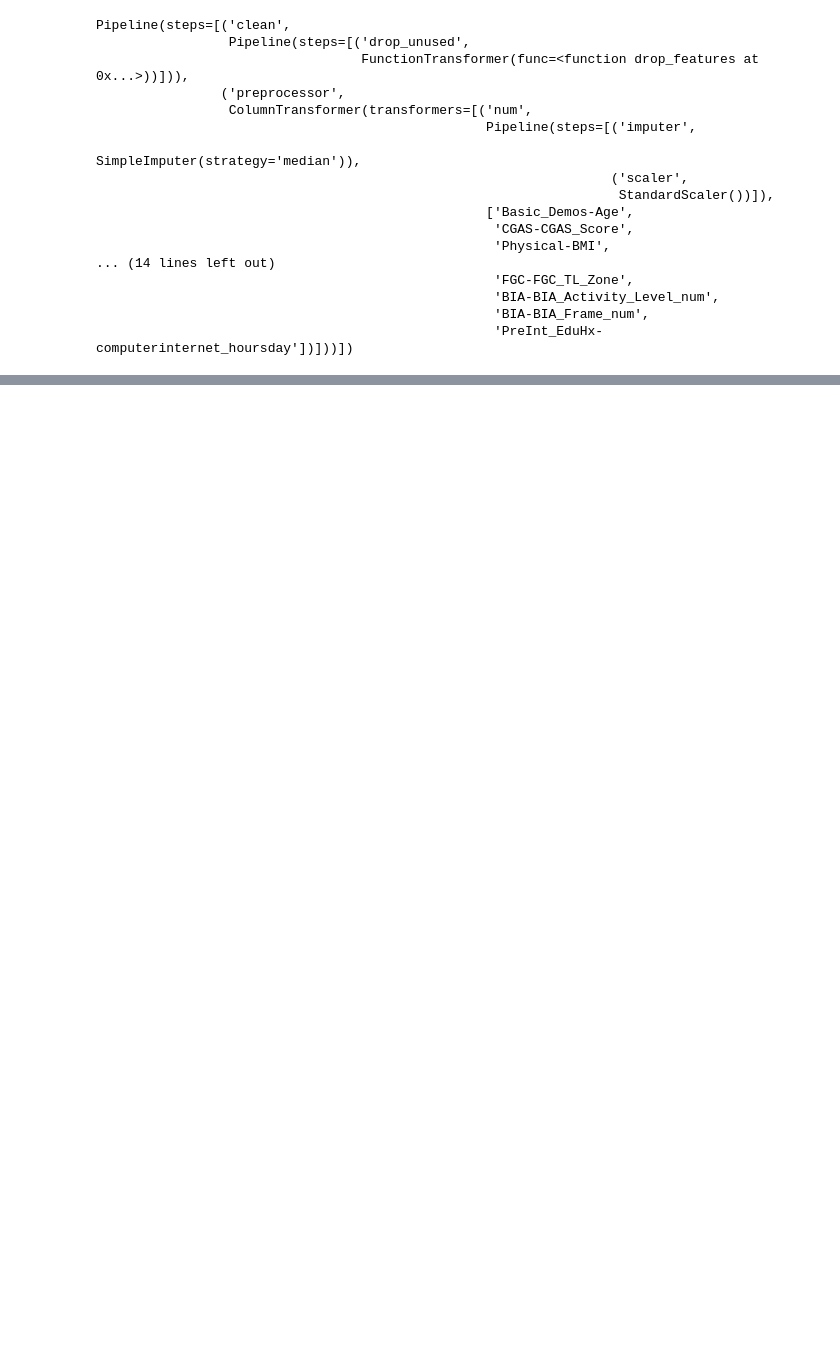
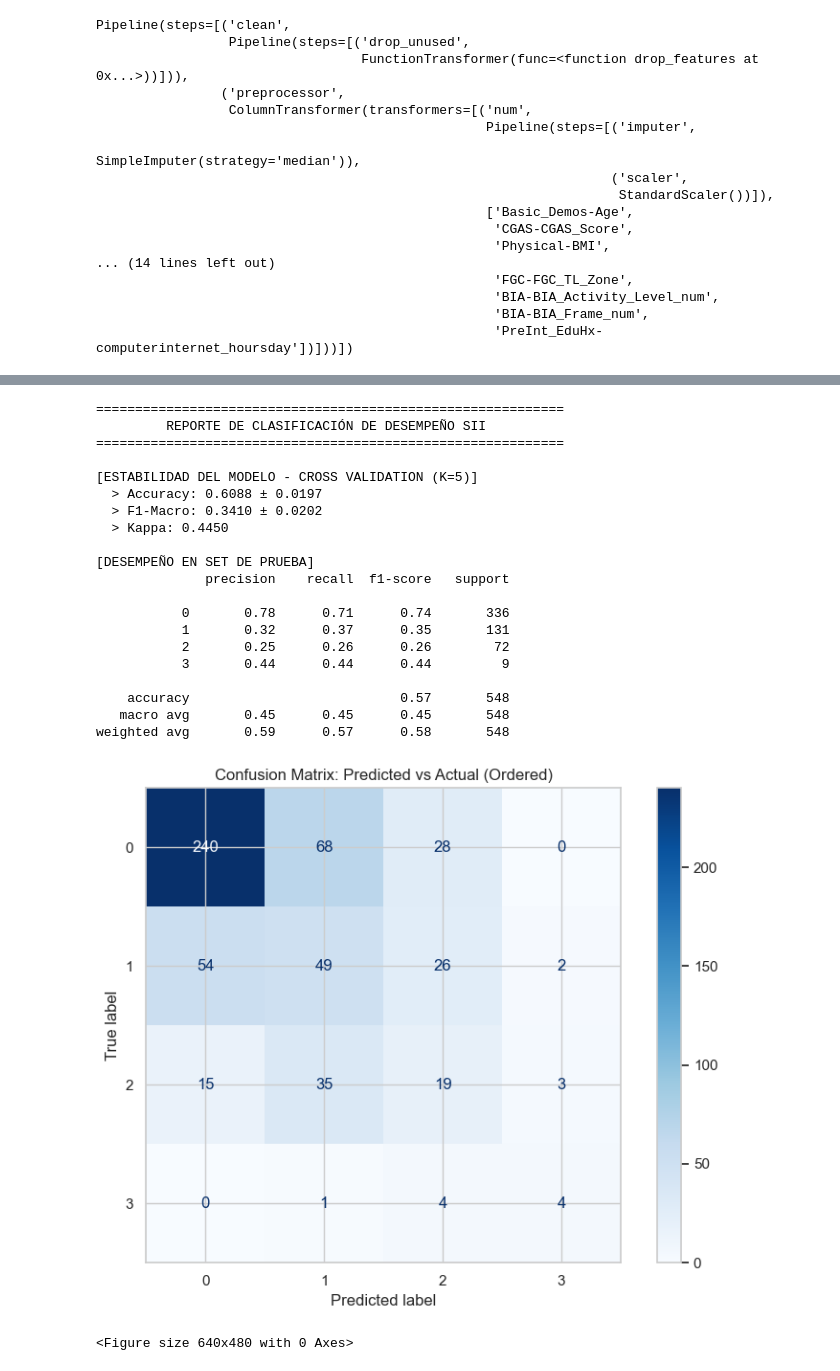
Before and after one commit to ulcaicedo31-hub/Taller-colaborativo, a Jupyter notebook: Sources/Proyecto.ipynb, the cells around one changed output, grey strips where cells are left out. Saved outputs shown, nothing was run; the diff lists cells and outputs as text; code cells hidden in the pictures; blank space fills up the shorter version.

```diff
--- a/Sources/Proyecto.ipynb
+++ b/Sources/Proyecto.ipynb
@@ -746,0 +801,70 @@ weighted avg       0.61      0.59      0.60       548
+# %%
+# 1. Calculamos pesos para cada clase basándonos en tu 'support'
+# Esto compensa que tengas 336 de una y solo 9 de otra
+weights = compute_class_weight(
+    class_weight='balanced',
+    classes=np.unique(y_train),
+    y=y_train
+)
+class_weights = dict(zip(np.unique(y_train), weights))
+
+# 2. XGBoost Optimizado
+# Bajamos Max Depth para que no se sobreajuste a los pocos casos de la clase 3
+# Subimos n_estimators con un learning_rate pequeño
+model_XG = xgb.XGBClassifier(
+    n_estimators=500,
+    learning_rate=0.02,
+    max_depth=4,
+    min_child_weight=2,
+    subsample=0.8,
+    colsample_bytree=0.8,
+    objective='multi:softprob',
+    random_state=42,
+)
+
+# 3. Entrenamiento con pesos de muestra
+sample_weights = np.array([class_weights[y] for y in y_train])
+
+model_XG.fit(
+    X_train, y_train,
+    sample_weight=sample_weights
+)
+
+y_pred_XG = model_XG.predict(X_test)
+
+
+cv_results_XG = cross_validate(
+    model_XG,
+    X_train, y_train,
+    cv=skf,
+    scoring=scoring_metrics,
+)
+
+display_professional_eval(
+    y_test,
+    y_pred_XG,
+    cv_results_XG,
+)
+# %% [output]
+============================================================
+         REPORTE DE CLASIFICACIÓN DE DESEMPEÑO SII
+============================================================
+
+[ESTABILIDAD DEL MODELO - CROSS VALIDATION (K=5)]
+  > Accuracy: 0.6088 ± 0.0197
+  > F1-Macro: 0.3410 ± 0.0202
+  > Kappa: 0.4450
+
+[DESEMPEÑO EN SET DE PRUEBA]
+              precision    recall  f1-score   support
+
+           0       0.78      0.71      0.74       336
+           1       0.32      0.37      0.35       131
+           2       0.25      0.26      0.26        72
+           3       0.44      0.44      0.44         9
+
+    accuracy                           0.57       548
+   macro avg       0.45      0.45      0.45       548
+weighted avg       0.59      0.57      0.58       548
+[figure, added]
+<Figure size 640x480 with 0 Axes>
```
Also changed, not shown: parts of 19 cells of this notebook.
